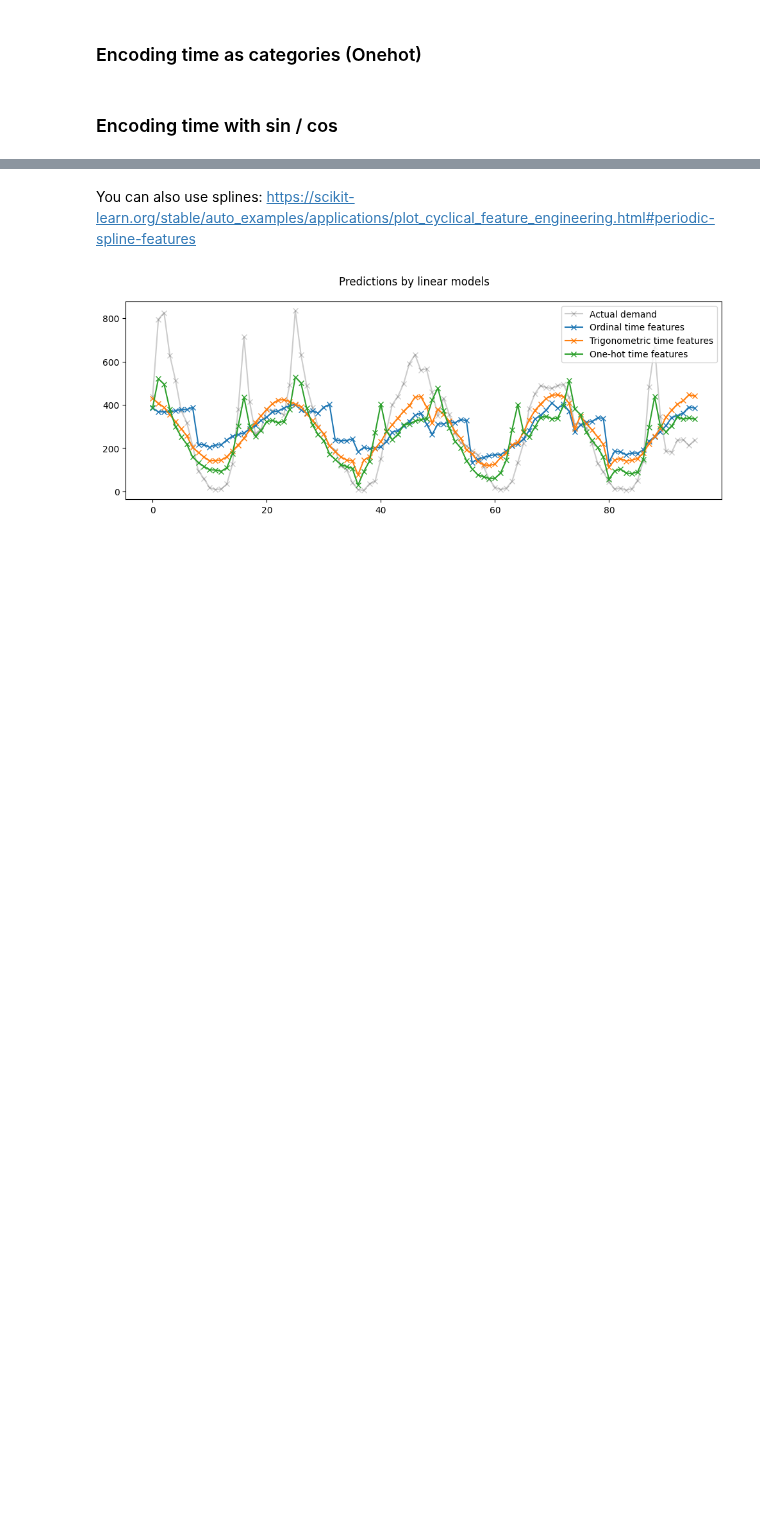
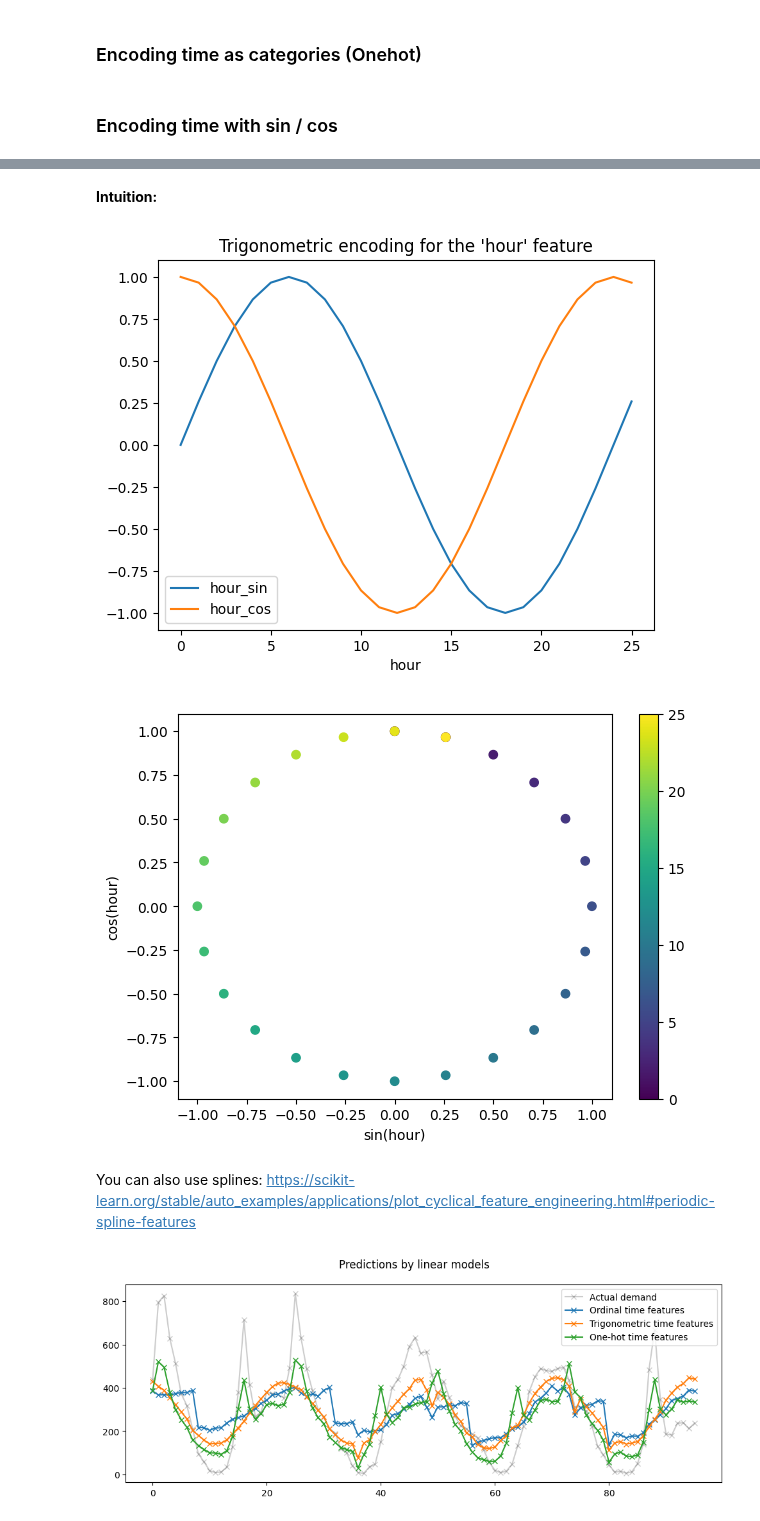
Before and after one commit to linusha/rental-bike-predictions, a Jupyter notebook: citywide_predictions.ipynb, the cells around one changed output, grey strips where cells are left out. Saved outputs shown, nothing was run; the diff lists cells and outputs as text; code cells hidden in the pictures; blank space fills up the shorter version.

Commit message:
fixed trigonometric plot

```diff
--- a/citywide_predictions.ipynb
+++ b/citywide_predictions.ipynb
@@ -324,6 +320,28 @@ def sin_transformer(period):
 
 def cos_transformer(period):
     return FunctionTransformer(lambda x: np.cos(x / period * 2 * np.pi))
+# %% [markdown]
+**Intuition:**
+# %%
+hour_df = pd.DataFrame(
+    np.arange(26).reshape(-1, 1),
+    columns=["hour"],
+)
+hour_df["hour_sin"] = sin_transformer(24).fit_transform(hour_df)["hour"]
+hour_df["hour_cos"] = cos_transformer(24).fit_transform(hour_df)["hour"]
+hour_df.plot(x="hour")
+_ = plt.title("Trigonometric encoding for the 'hour' feature")
+
+fig, ax = plt.subplots(figsize=(7, 5))
+sp = ax.scatter(hour_df["hour_sin"], hour_df["hour_cos"], c=hour_df["hour"])
+ax.set(
+    xlabel="sin(hour)",
+    ylabel="cos(hour)",
+)
+_ = fig.colorbar(sp)
+# %% [output]
+[figure, added]
+[figure, added]
 # %%
 pipe_LR_proc_cos_sin = Pipeline(steps=[
     ('transformer', ColumnTransformer(
```
Also changed, not shown: parts of 2 cells of this notebook.
